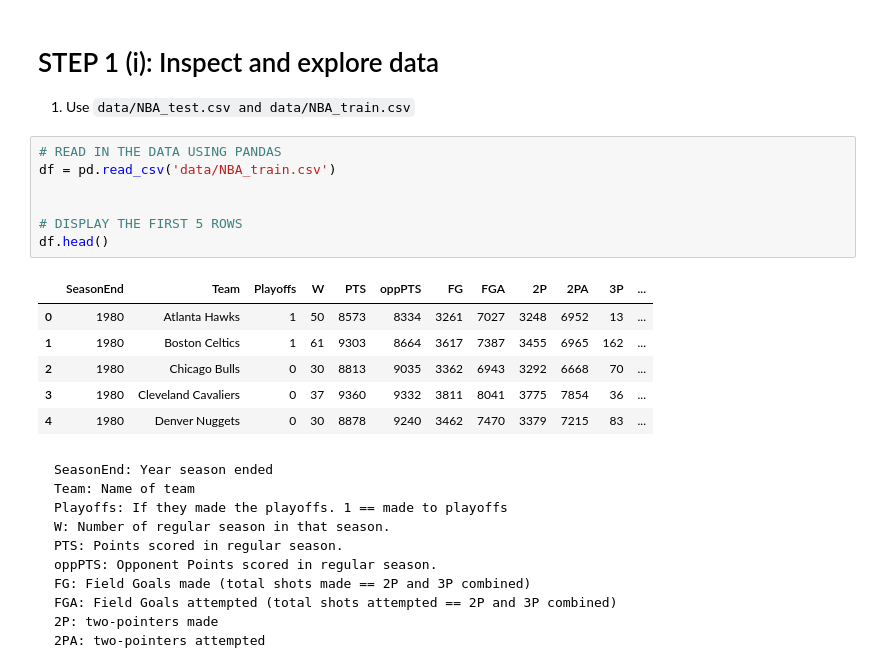
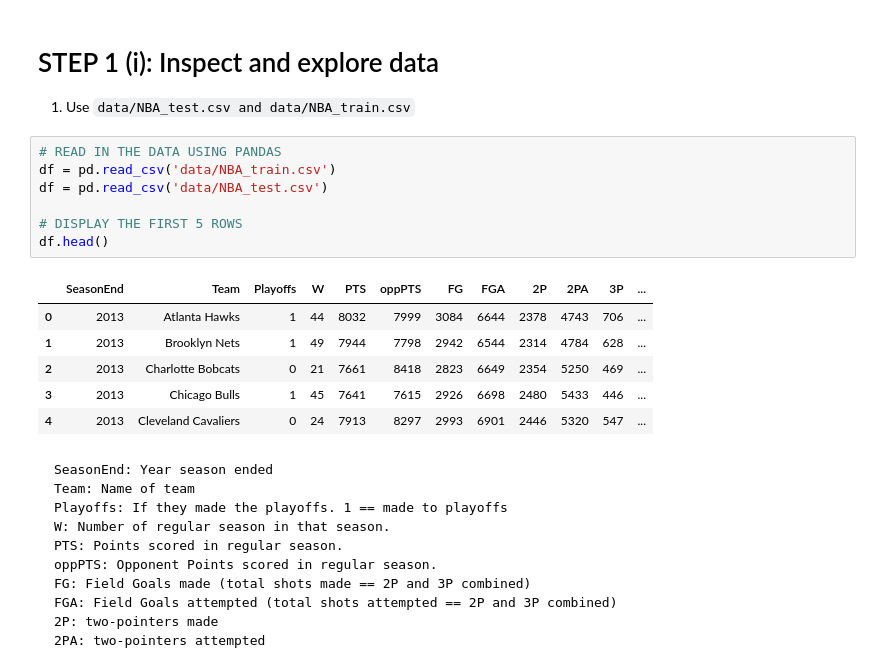
Before and after one commit to Veryno/my-fork-2024-fall-data-science, a Jupyter notebook: Week-07-Regression/Exercise-YA.ipynb, the cells around one changed output. Cells and saved outputs as stored; diff of their text form.

````diff
--- a/Week-07-Regression/Exercise-YA.ipynb
+++ b/Week-07-Regression/Exercise-YA.ipynb
@@ -55,17 +53,17 @@ ModuleNotFoundError: No module named 'seaborn'
 # %%
 # READ IN THE DATA USING PANDAS
 df = pd.read_csv('data/NBA_train.csv')
-
+df = pd.read_csv('data/NBA_test.csv')
 
 # DISPLAY THE FIRST 5 ROWS
 df.head()
 # %% [output]
 |  | SeasonEnd | Team | Playoffs | W | PTS | oppPTS | FG | FGA | 2P | 2PA | 3P | ... |
-| 0 | 1980 | Atlanta Hawks | 1 | 50 | 8573 | 8334 | 3261 | 7027 | 3248 | 6952 | 13 | ... |
-| 1 | 1980 | Boston Celtics | 1 | 61 | 9303 | 8664 | 3617 | 7387 | 3455 | 6965 | 162 | ... |
-| 2 | 1980 | Chicago Bulls | 0 | 30 | 8813 | 9035 | 3362 | 6943 | 3292 | 6668 | 70 | ... |
-| 3 | 1980 | Cleveland Cavaliers | 0 | 37 | 9360 | 9332 | 3811 | 8041 | 3775 | 7854 | 36 | ... |
-| 4 | 1980 | Denver Nuggets | 0 | 30 | 8878 | 9240 | 3462 | 7470 | 3379 | 7215 | 83 | ... |
+| 0 | 2013 | Atlanta Hawks | 1 | 44 | 8032 | 7999 | 3084 | 6644 | 2378 | 4743 | 706 | ... |
+| 1 | 2013 | Brooklyn Nets | 1 | 49 | 7944 | 7798 | 2942 | 6544 | 2314 | 4784 | 628 | ... |
+| 2 | 2013 | Charlotte Bobcats | 0 | 21 | 7661 | 8418 | 2823 | 6649 | 2354 | 5250 | 469 | ... |
+| 3 | 2013 | Chicago Bulls | 1 | 45 | 7641 | 7615 | 2926 | 6698 | 2480 | 5433 | 446 | ... |
+| 4 | 2013 | Cleveland Cavaliers | 0 | 24 | 7913 | 8297 | 2993 | 6901 | 2446 | 5320 | 547 | ... |
 # %% [markdown]
 ```
 SeasonEnd: Year season ended
````
Also changed, not shown: parts of 9 cells of this notebook.
